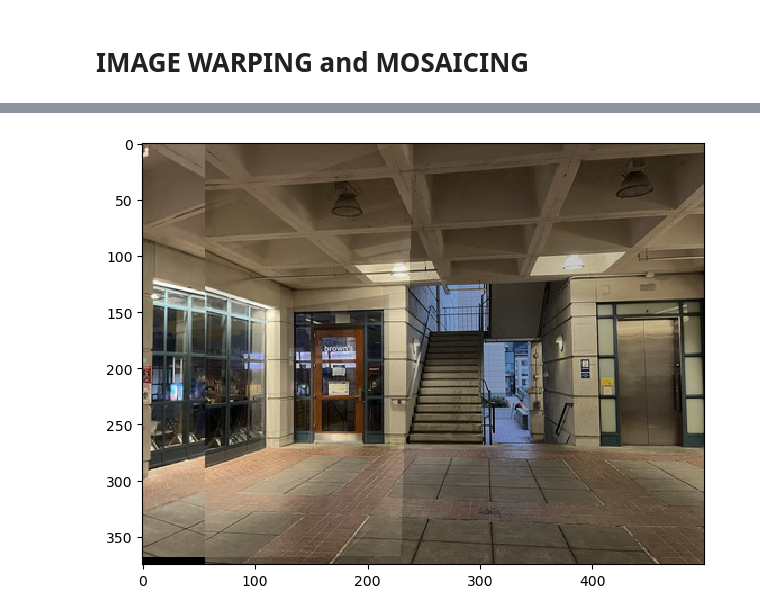
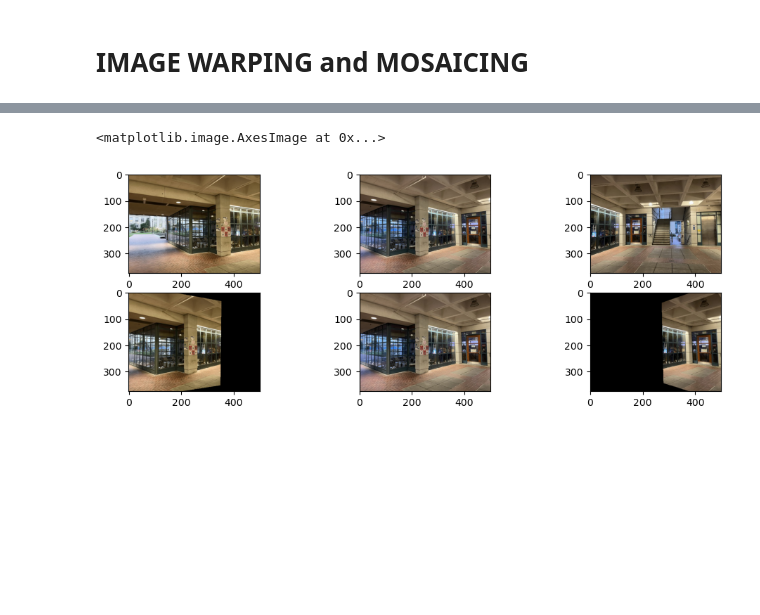
Before and after one commit to NAYCal/imageWrapping-Mosaicing, a Jupyter notebook: main.ipynb, the cells around one changed output, grey strips where cells are left out. Saved outputs shown, nothing was run; the diff lists cells and outputs as text; code cells hidden in the pictures; blank space fills up the shorter version.

```diff
--- a/main.ipynb
+++ b/main.ipynb
@@ -94,13 +179,21 @@ for i in range(len(warped_hallway_projections)):
-# %%
-hallway0_hallway1 = ImagePointSet("hallway/hallway0_hallway1.json")
-hallway0_hallway1.align_all_points()
-hallway0_hallway1_projection_matrix = computeProjectionMatrix(hallway0_hallway1.points[0], hallway0_hallway1.points[1])
-warped_hallway0_hallway1_image = warp_image(hallway0_hallway1.images[0], hallway0_hallway1_projection_matrix)
-# hallway0_hallway1.display(True, figsize=(20, 8))
-
-warped_hallway0_hallway1_alpha = np.ones(warped_hallway0_hallway1_image.shape[:2])
-warped_hallway0_hallway1_alpha[:, np.min(hallway0_hallway1.points[1]):] = 0.2
-skio.imshow(warped_hallway0_hallway1_alpha[:, :, np.newaxis] * warped_hallway0_hallway1_image + (1.0 - warped_hallway0_hallway1_alpha[:, :, np.newaxis]) * hallway0_hallway1.images[1])
-skio.show()
-# %% [output]
-[figure, removed]
+# %%
+left_mosaic, center_mosaic, right_mosaic = hallway_point_sets[1].images[0], hallway_point_sets[1].images[1], hallway_point_sets[2].images[1]
+left_points, right_points = hallway_point_sets[1].points[0], hallway_point_sets[2].points[1]
+left_2_center_points = hallway_point_sets[1].points[1]
+right_2_center_points = hallway_point_sets[2].points[0]
+
+left_2_center_matrix, right_2_center_matrix = compute_homography_matrix(left_points, left_2_center_points), compute_homography_matrix(right_points, right_2_center_points)
+
+warped_left_mosaic = warp_image(left_mosaic, left_2_center_matrix)
+warped_right_mosaic = warp_image(right_mosaic, right_2_center_matrix)
+
+_, axes = plt.subplots(2, 3, figsize=(12, 4))
+axes[0, 0].imshow(left_mosaic)
+axes[0, 1].imshow(center_mosaic)
+axes[0, 2].imshow(right_mosaic)
+axes[1, 0].imshow(warped_left_mosaic)
+axes[1, 1].imshow(center_mosaic)
+axes[1, 2].imshow(warped_right_mosaic)
+# %% [output]
+<matplotlib.image.AxesImage at 0x...>
+[figure, added]
```
Also changed, not shown: parts of 6 cells of this notebook, 7 other files.
